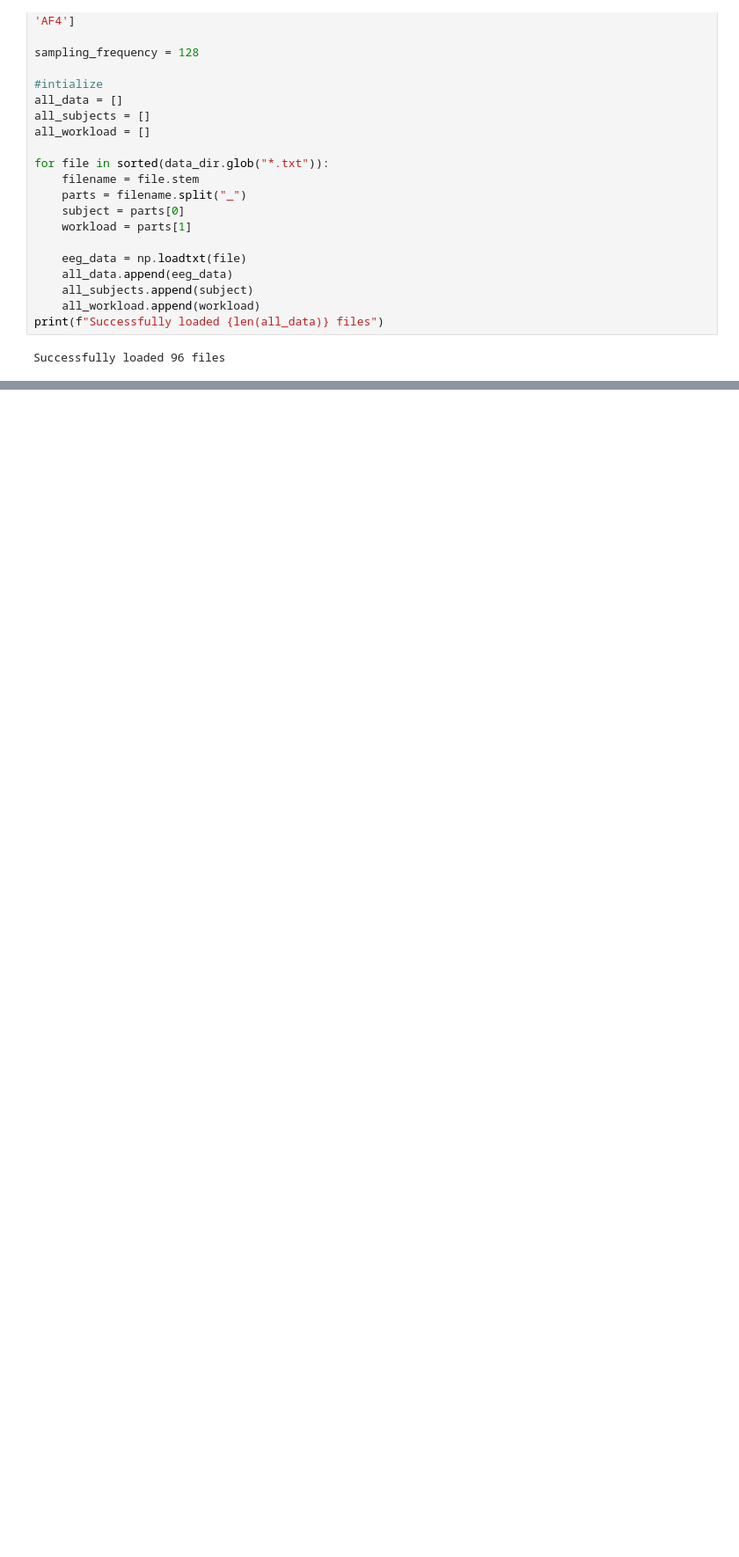
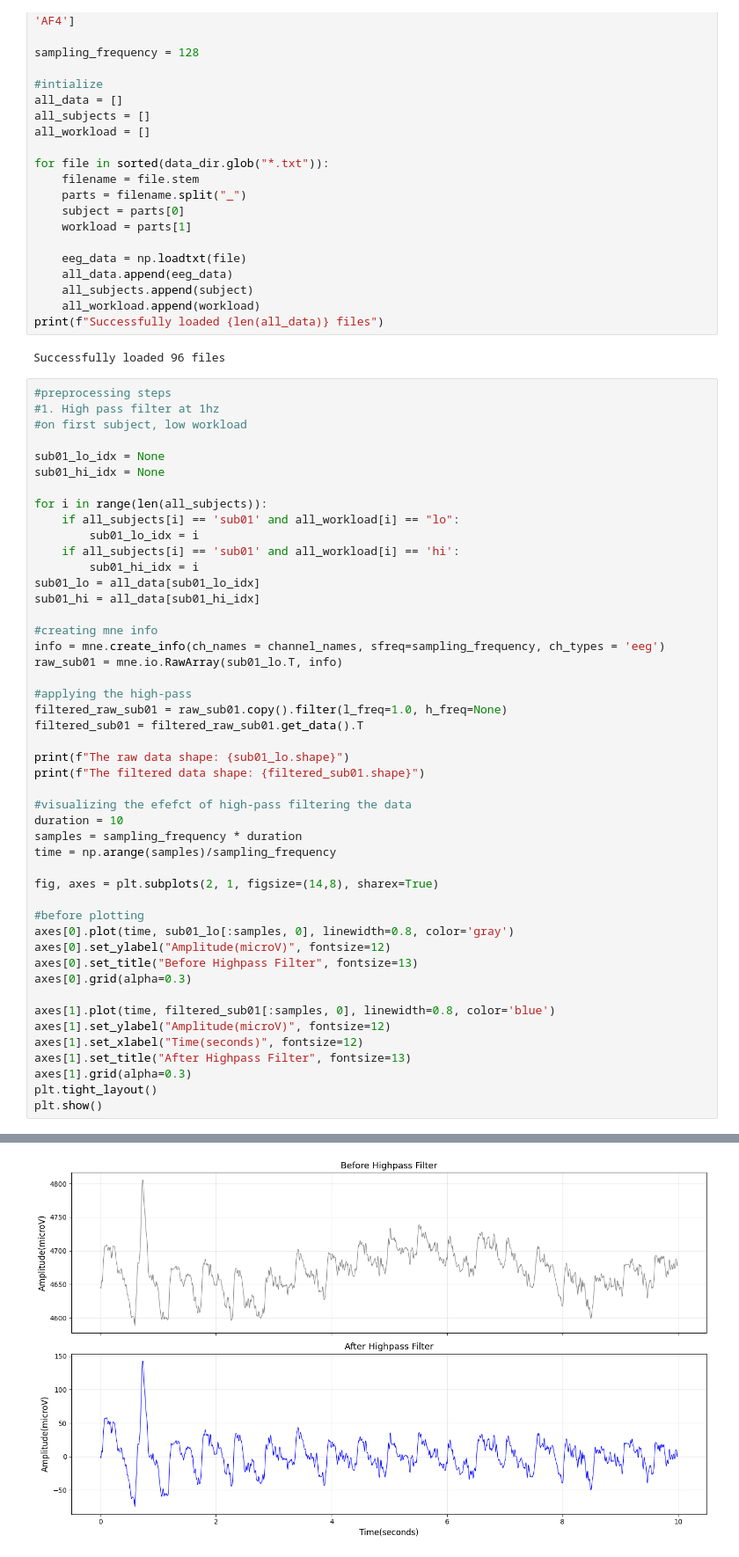
Before and after one commit to Folasewa/EEG-Based_Mental_Workload_Classifier, a Jupyter notebook: notebooks/preprocessing.ipynb, the cells around one changed output, grey strips where cells are left out. Shown at 88% size. Saved outputs shown, nothing was run; the diff lists cells and outputs as text; blank space fills up the shorter version.

Commit message:
highpass filter

```diff
--- a/notebooks/preprocessing.ipynb
+++ b/notebooks/preprocessing.ipynb
@@ -33,3 +33,51 @@ for file in sorted(data_dir.glob("*.txt")):
 print(f"Successfully loaded {len(all_data)} files")
 # %% [output]
 Successfully loaded 96 files
+# %%
+#preprocessing steps
+#1. High pass filter at 1hz
+#on first subject, low workload
+
+sub01_lo_idx = None
+sub01_hi_idx = None
+
+for i in range(len(all_subjects)):
+    if all_subjects[i] == 'sub01' and all_workload[i] == "lo":
+        sub01_lo_idx = i
+    if all_subjects[i] == 'sub01' and all_workload[i] == 'hi':
+        sub01_hi_idx = i
+sub01_lo = all_data[sub01_lo_idx]
+sub01_hi = all_data[sub01_hi_idx]
+
+#creating mne info
+info = mne.create_info(ch_names = channel_names, sfreq=sampling_frequency, ch_types = 'eeg')
+raw_sub01 = mne.io.RawArray(sub01_lo.T, info)
+
+#applying the high-pass
+filtered_raw_sub01 = raw_sub01.copy().filter(l_freq=1.0, h_freq=None)
+filtered_sub01 = filtered_raw_sub01.get_data().T
+
+print(f"The raw data shape: {sub01_lo.shape}")
+print(f"The filtered data shape: {filtered_sub01.shape}")
+
+#visualizing the efefct of high-pass filtering the data
+duration = 10
+samples = sampling_frequency * duration
+time = np.arange(samples)/sampling_frequency
+
+fig, axes = plt.subplots(2, 1, figsize=(14,8), sharex=True)
+
+#before plotting
+axes[0].plot(time, sub01_lo[:samples, 0], linewidth=0.8, color='gray')
+axes[0].set_ylabel("Amplitude(microV)", fontsize=12)
+axes[0].set_title("Before Highpass Filter", fontsize=13)
+axes[0].grid(alpha=0.3)
+
+axes[1].plot(time, filtered_sub01[:samples, 0], linewidth=0.8, color='blue')
+axes[1].set_ylabel("Amplitude(microV)", fontsize=12)
+axes[1].set_xlabel("Time(seconds)", fontsize=12)
+axes[1].set_title("After Highpass Filter", fontsize=13)
+axes[1].grid(alpha=0.3)
+plt.tight_layout()
+plt.show()
+# %% [output]
@@ -35,0 +101 @@ Successfully loaded 96 files
+[figure, added]
```
Also changed, not shown: parts of 1 cell of this notebook.
